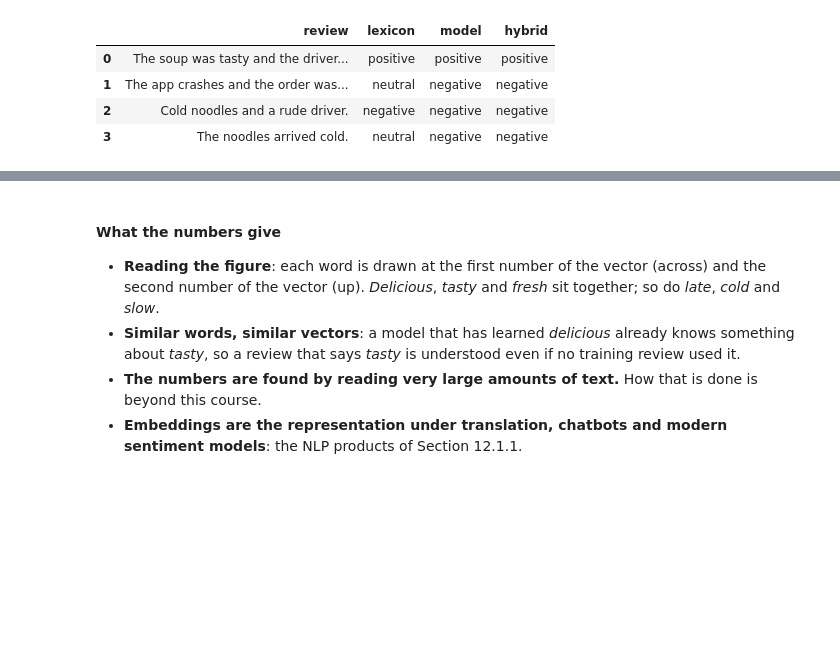
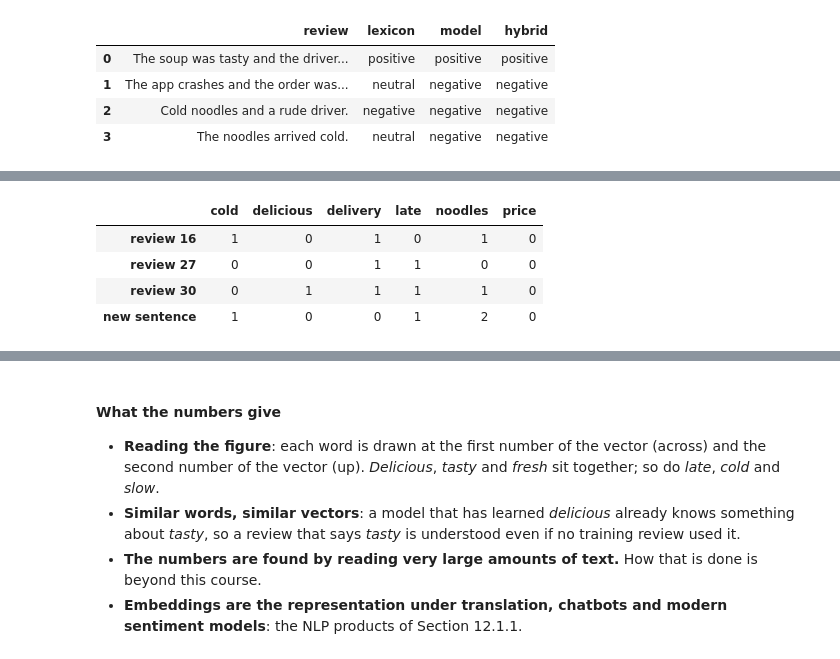
Before and after one commit to payakorn/888102-student, a Jupyter notebook: ch12_3_Types_of_Sentiment_Analysis.ipynb, the cells around one changed output, grey strips where cells are left out. Drawn from its saved outputs; the diff is of its cells as text; code cells hidden in the pictures; blank space fills up the shorter version.

Commit message:
Chapter 12.3: add scoring by counting and the bag of words as vectors
Co-Authored-By: Claude Opus 5.5 <noreply@anthropic.com>

```diff
--- a/ch12_3_Types_of_Sentiment_Analysis.ipynb
+++ b/ch12_3_Types_of_Sentiment_Analysis.ipynb
@@ -570,0 +611,18 @@ pd.DataFrame({"review": four,
+# %%
+positive_words = ["delicious", "great", "tasty", "excellent", "good", "fresh", "friendly", "fast", "quick", "fair"]
+negative_words = ["cold", "late", "rude", "bad", "awful", "terrible", "slow", "dirty", "bland", "disaster"]
+
+def count_score(text):
+    words = tokenize(text)
+    plus = sum(w in positive_words for w in words)      # True counts as 1
+    minus = sum(w in negative_words for w in words)
+    return plus - minus
+
+def count_label(text):
+    score = count_score(text)
+    return "positive" if score > 0 else "negative" if score < 0 else "neutral"
+
+four_reviews = reviews.loc[[3, 16, 30, 26], ["review", "stars"]].copy()
+four_reviews["count score"] = four_reviews["review"].apply(count_score)
+four_reviews["count label"] = four_reviews["review"].apply(count_label)
+four_reviews
@@ -570,0 +647,5 @@ pd.DataFrame({"review": four,
+# %%
+reviews["count label"] = reviews["review"].apply(count_label)
+from_stars = reviews["stars"].map(lambda s: "positive" if s >= 4 else "negative")
+print("agrees with the stars:", (reviews["count label"] == from_stars).sum(), "of", len(reviews))
+pd.crosstab(from_stars.rename("from the stars"), reviews["count label"])
@@ -570,0 +693,13 @@ pd.DataFrame({"review": four,
+# %%
+vocabulary = ["cold", "delicious", "delivery", "late", "noodles", "price"]
+bag_six = CountVectorizer(vocabulary=vocabulary)
+
+texts = list(reviews.loc[[16, 27, 30], "review"]) + ["The noodles were late and the noodles were cold."]
+pd.DataFrame(bag_six.transform(texts).toarray(), columns=vocabulary,
+             index=["review 16", "review 27", "review 30", "new sentence"])
+# %% [output]
+|  | cold | delicious | delivery | late | noodles | price |
+| review 16 | 1 | 0 | 1 | 0 | 1 | 0 |
+| review 27 | 0 | 0 | 1 | 1 | 0 | 0 |
+| review 30 | 0 | 1 | 1 | 1 | 1 | 0 |
+| new sentence | 1 | 0 | 0 | 1 | 2 | 0 |
```
Also changed, not shown: parts of 17 cells of this notebook.
